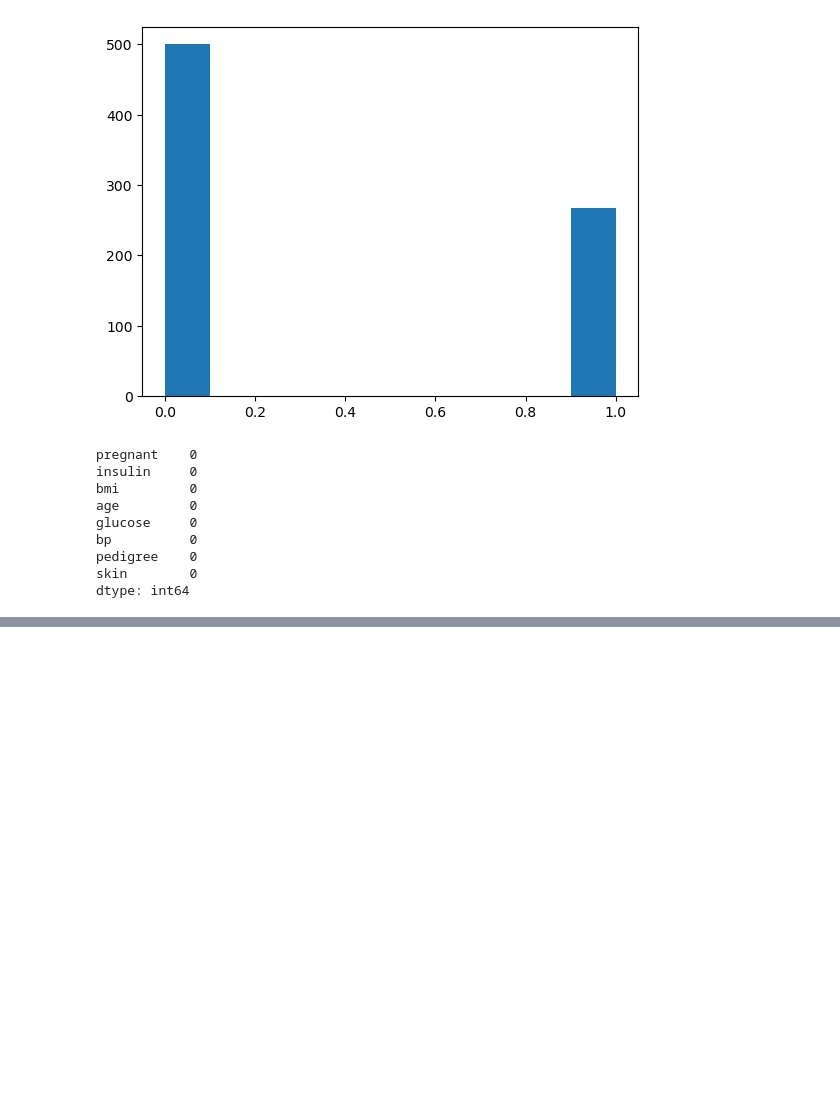
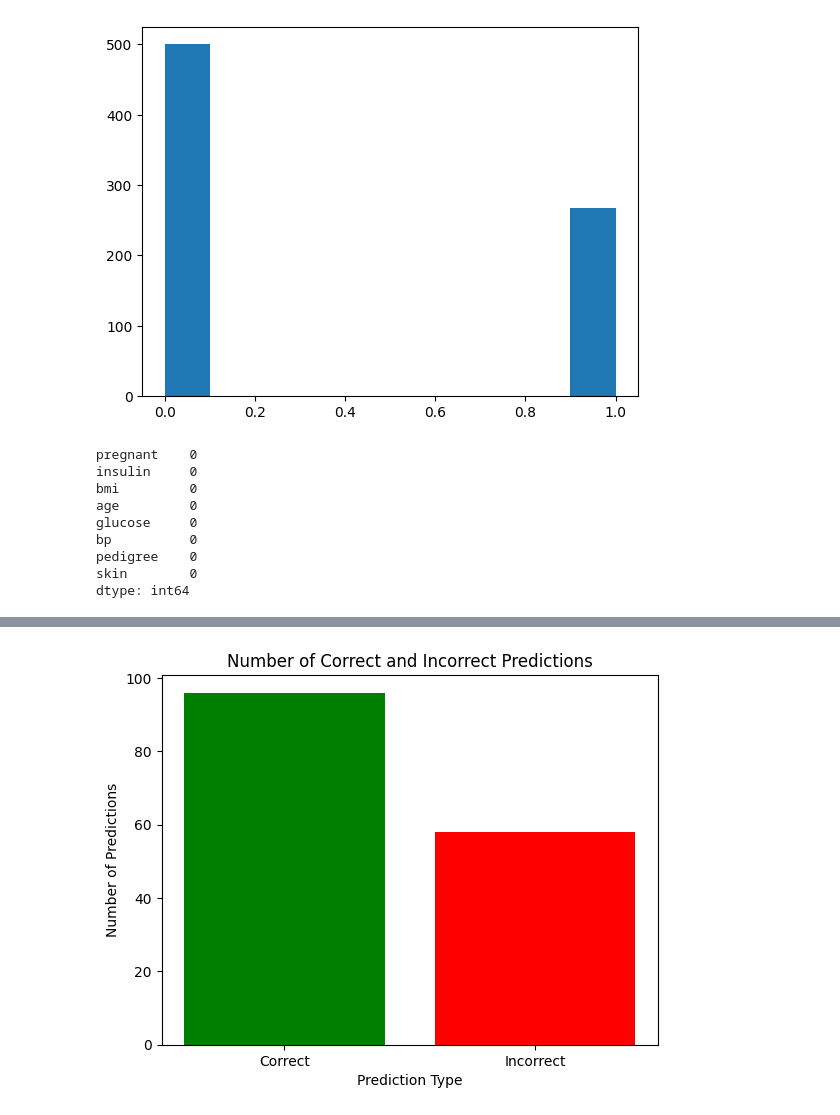
Before and after one commit to srikary12/deeplearning.info, a Jupyter notebook: Workbooks/logisticRegression.ipynb, the cells around one changed output, grey strips where cells are left out. Drawn from its saved outputs; the diff is of its cells as text; code cells hidden in the pictures; blank space fills up the shorter version.

```diff
--- a/Workbooks/logisticRegression.ipynb
+++ b/Workbooks/logisticRegression.ipynb
@@ -184,0 +236,13 @@ class LogisticRegression:
+# %%
+class logisticRegression(nn.Module):
+    def __init__(self, input_dim, output_dim):
+        super(logisticRegression, self).__init__()
+        self.linear = nn.Linear(input_dim, output_dim)
+
+    def forward(self, x):
+        out = torch.sigmoid(self.linear(x))
+        return out
+# %%
+model = logisticRegression(7,1)
+criterion = nn.BCELoss()
+optimizer = torch.optim.SGD(model.parameters(), lr = 0.0005)
@@ -184,0 +272,16 @@ class LogisticRegression:
+# %%
+predicted = model(torch.Tensor(X_test.values).requires_grad_()).data.numpy().flatten()
+predicted_labels = (predicted > 0.5).astype(int)
+correct_predictions = (predicted_labels == y_test.values).sum()
+incorrect_predictions = (predicted_labels != y_test.values).sum()
+
+labels = ['Correct', 'Incorrect']
+values = [correct_predictions, incorrect_predictions]
+
+plt.bar(labels, values, color=['green', 'red'])
+plt.xlabel('Prediction Type')
+plt.ylabel('Number of Predictions')
+plt.title('Number of Correct and Incorrect Predictions')
+plt.show()
+# %% [output]
+[figure, added]
```
Also changed, not shown: parts of 18 cells of this notebook, 11 other files.
